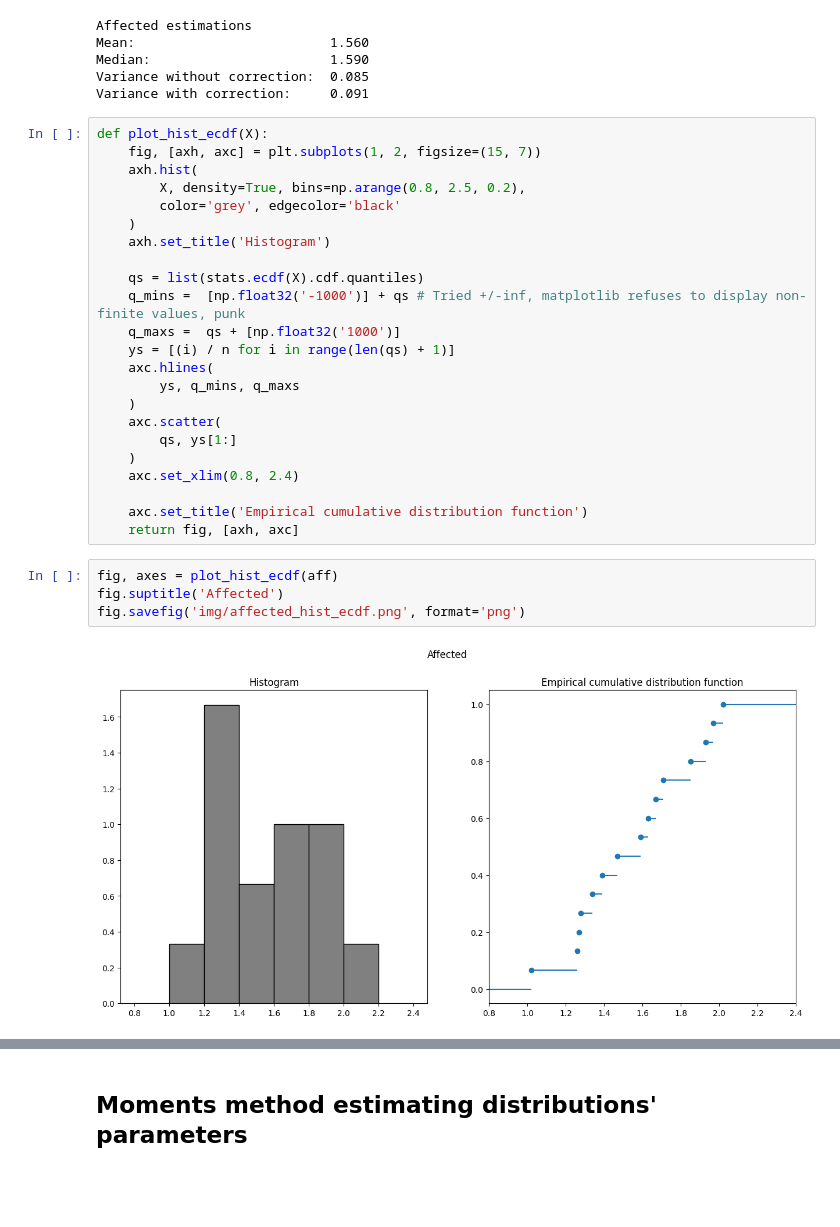
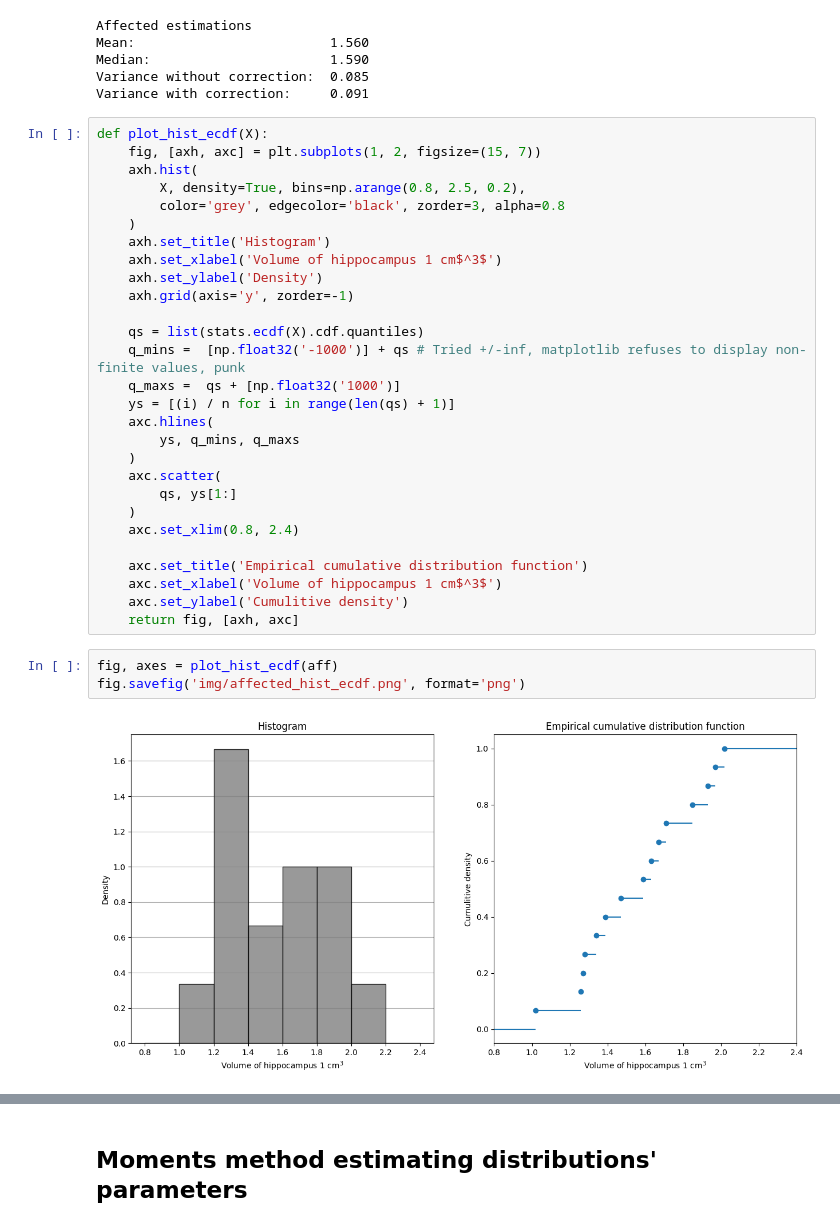
Before and after one commit to ZhigaMason/University, a Jupyter notebook: notebook.ipynb, the cells around one changed output, grey strips where cells are left out. Drawn from its saved outputs; the diff is of its cells as text; blank space fills up the shorter version.

Commit message:
FT update images

```diff
--- a/notebook.ipynb
+++ b/notebook.ipynb
@@ -61,9 +61,12 @@ def plot_hist_ecdf(X):
     fig, [axh, axc] = plt.subplots(1, 2, figsize=(15, 7))
     axh.hist(
         X, density=True, bins=np.arange(0.8, 2.5, 0.2),
-        color='grey', edgecolor='black'
+        color='grey', edgecolor='black', zorder=3, alpha=0.8
     )
     axh.set_title('Histogram')
+    axh.set_xlabel('Volume of hippocampus 1 cm$^3$')
+    axh.set_ylabel('Density')
+    axh.grid(axis='y', zorder=-1)
 
     qs = list(stats.ecdf(X).cdf.quantiles)
     q_mins =  [np.float32('-1000')] + qs # Tried +/-inf, matplotlib refuses to display non-finite values, punk
@@ -78,12 +81,13 @@ def plot_hist_ecdf(X):
     axc.set_xlim(0.8, 2.4)
 
     axc.set_title('Empirical cumulative distribution function')
+    axc.set_xlabel('Volume of hippocampus 1 cm$^3$')
+    axc.set_ylabel('Cumulitive density')
     return fig, [axh, axc]
 # %%
 fig, axes = plot_hist_ecdf(aff)
-fig.suptitle('Affected')
 fig.savefig('img/affected_hist_ecdf.png', format='png')
 # %% [output]
-[figure, old version]
+[figure, new version]
 # %%
 fig, axes = plot_hist_ecdf(una)
```
Also changed, not shown: parts of 10 cells of this notebook, 6 other files.
